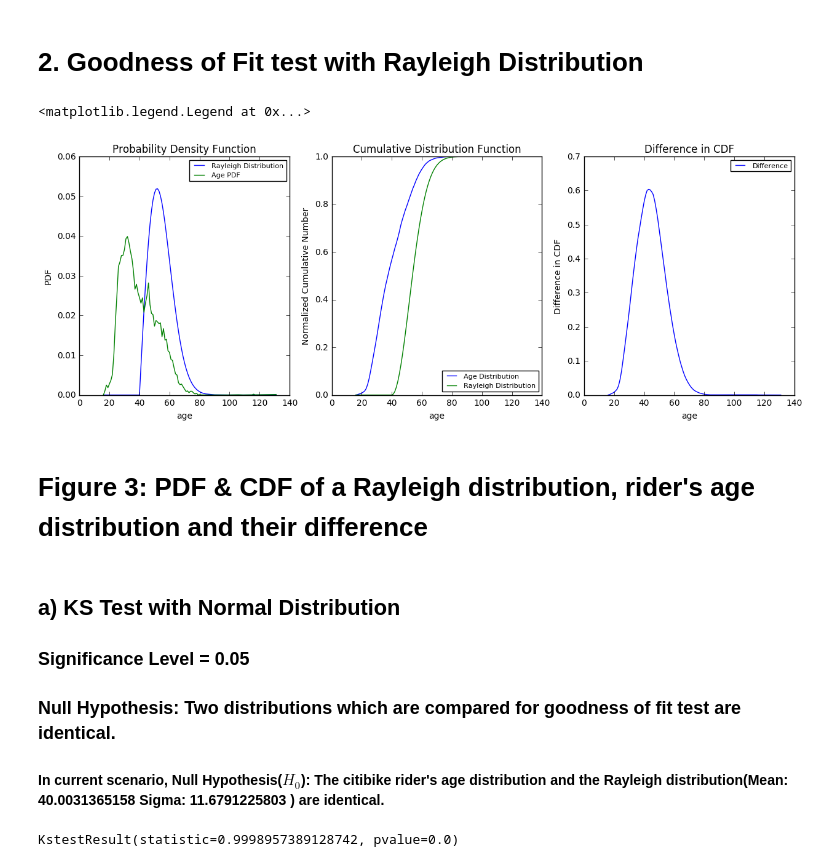
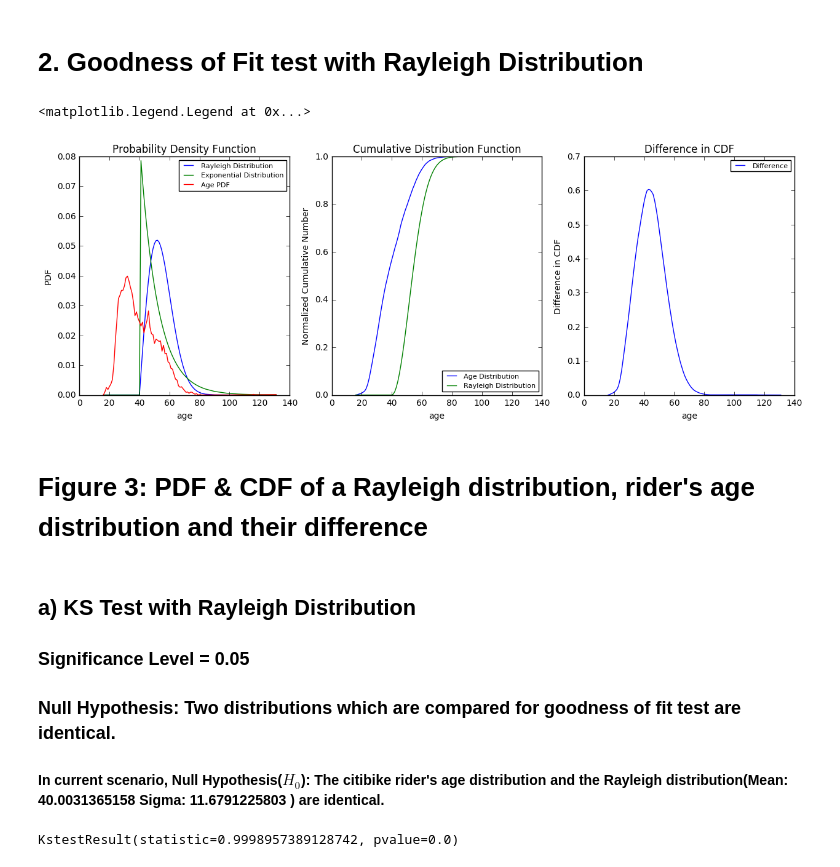
Before and after one commit to ace-gabriel/PUI2016_vys217, a Jupyter notebook: HW5_vys217/HW5_1_vys217.ipynb, the cells around one changed output. Cells and saved outputs as stored; diff of their text form; code cells hidden in the pictures.

```diff
--- a/HW5_vys217/HW5_1_vys217.ipynb
+++ b/HW5_vys217/HW5_1_vys217.ipynb
@@ -134,38 +133,44 @@ fig = plt.figure(figsize=(15,5))
 ax1 = fig.add_subplot(131)
 ax1.plot(df_age.index.values, stats.rayleigh.pdf(df_age.index.values, loc=df.age.mean(),
                                                  scale=df.age.std()),
                                                  label="Rayleigh Distribution")
+ax1.plot(df_age.index.values, stats.expon.pdf(df_age.index.values, loc=df.age.mean(),
+                                                 scale=df.age.std()),
+                                                 label="Exponential Distribution")
 ax1.plot(df_age.index.values, df_age/df_age.sum(), label="Age PDF")
 plt.title('Probability Density Function')
 plt.legend(loc = 'best', fontsize = 8)
 plt.xlabel('age')
 plt.ylabel('PDF')
 
 #CDF
 ax2 = fig.add_subplot(132)
 ax2.plot(df_age_N.index.values, df_age_N, label="Age Distribution")
 ax2.plot(df_age.index.values, stats.rayleigh.cdf(df_age.index.values, loc=df.age.mean(),
                                                  scale=df.age.std()),
                                                  label="Rayleigh Distribution")
 plt.title('Cumulative Distribution Function')
 plt.ylabel('Normalized Cumulative Number')
 plt.xlabel('age')
 plt.legend(loc = 'best', fontsize = 8)
 
 #CDF Difference
 ax3 = fig.add_subplot(133)
 ax3.plot(df_age.index.values, diff, label="Difference")
+
+
+
 plt.title('Difference in CDF')
 plt.xlabel('age')
 plt.ylabel('Difference in CDF')
 plt.legend(loc = 'best', fontsize = 8)
 # %% [output]
 <matplotlib.legend.Legend at 0x...>
-[figure, old version]
+[figure, new version]
 # %% [markdown]
 # Figure 3: PDF & CDF of a Rayleigh distribution, rider's age distribution and their difference
 # %% [markdown]
-## a) KS Test with Normal Distribution
+## a) KS Test with Rayleigh Distribution
 
 ### Significance Level = 0.05
 
```
Also changed, not shown: parts of 6 cells of this notebook.
